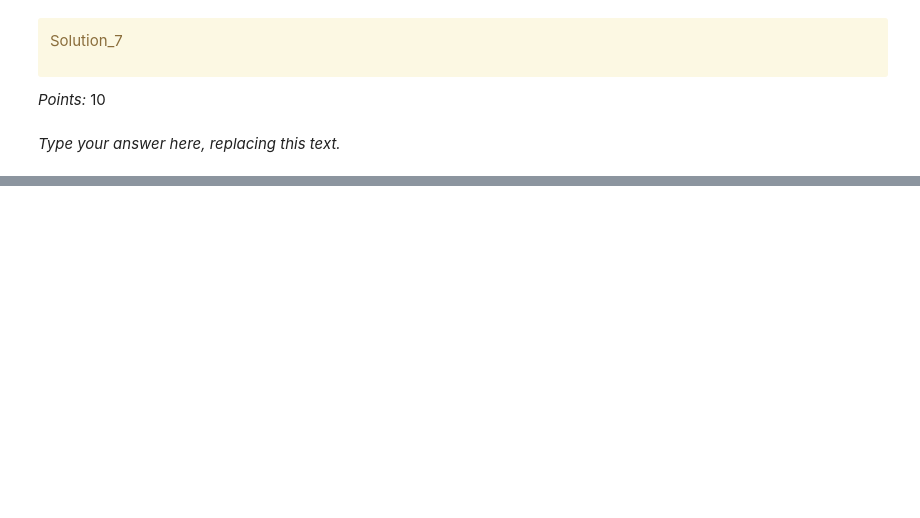
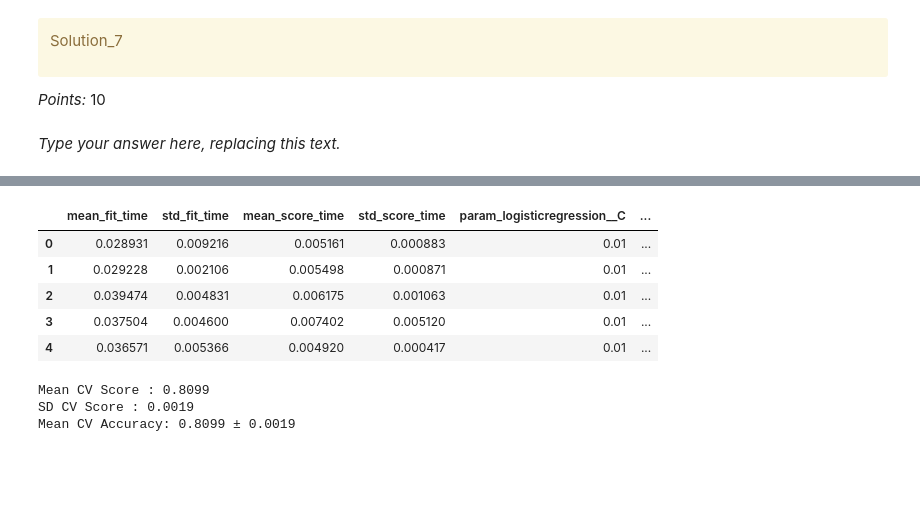
Before and after one commit to miketham24/cpsc330_hw5, a Jupyter notebook: hw5.ipynb, the cells around one changed output, grey strips where cells are left out. Drawn from its saved outputs; the diff is of its cells as text; code cells hidden in the pictures; blank space fills up the shorter version.

```diff
--- a/hw5.ipynb
+++ b/hw5.ipynb
@@ -340,3 +396,10 @@ _Points:_ 10
+# %%
+preprocessor = make_column_transformer(
+    (KBinsDiscretizer(n_bins=4, encode="onehot"), discretization_feats),
+    (StandardScaler(), numeric_feats),
+    (OneHotEncoder(), categorical_feats),
+    ("passthrough", passthrough_feats),
+)
 # %% [markdown]
 <!-- END QUESTION -->
 
@@ -366,0 +424,14 @@ _Points:_ 2
+# %%
+X_train = X.drop(columns=['default.payment.next.month'])
+y_train = X['default.payment.next.month']
+X_test = y.drop(columns=['default.payment.next.month'])
+y_test = y['default.payment.next.month']
+
+
+dummy_clf= DummyClassifier()
+dummy_clf.fit(X_train,y_train)
+prediction = dummy_clf.predict(X_test)
+
+print("Accuracy: ", accuracy_score(y_test, prediction))
+print("Confusion Matrix:\n", confusion_matrix(y_test, prediction))
+print("Classification Report:\n", classification_report(y_test, prediction))
@@ -401,0 +479,7 @@ _Type your answer here, replacing this text._
+# %%
+lr = make_pipeline(preprocessor, LogisticRegression(max_iter=1000, random_state=123))
+lr.fit(X_train, y_train)
+prediction = lr.predict(X_test)
+
+accuracy = accuracy_score(y_test, prediction)
+print("Accuracy:", accuracy)
@@ -401,0 +488,14 @@ _Type your answer here, replacing this text._
+# %%
+lr_pipe = make_pipeline(preprocessor, LogisticRegression(max_iter=1000, random_state=123))
+
+param_grid = [{
+    'logisticregression__C' : [0.01, 0.01, 1, 10, 100, 1000],
+    'logisticregression__max_iter'  : [10, 25, 50, 100,1000]
+}
+]
+
+grid_search_lr = GridSearchCV(estimator = lr_pipe, param_grid = param_grid, cv=5, scoring="accuracy")
+grid_search_lr.fit(X_train, y_train)
+
+best_params = grid_search_lr.best_params_
+print("Best hyperparameters:", best_params)
@@ -402,3 +528,26 @@ _Type your answer here, replacing this text._
+# %%
+results = pd.DataFrame(grid_search_lr.cv_results_)
+results.head()
+# %% [output]
+|  | mean_fit_time | std_fit_time | mean_score_time | std_score_time | param_logisticregression__C | ... |
+| 0 | 0.028931 | 0.009216 | 0.005161 | 0.000883 | 0.01 | ... |
+| 1 | 0.029228 | 0.002106 | 0.005498 | 0.000871 | 0.01 | ... |
+| 2 | 0.039474 | 0.004831 | 0.006175 | 0.001063 | 0.01 | ... |
+| 3 | 0.037504 | 0.004600 | 0.007402 | 0.005120 | 0.01 | ... |
+| 4 | 0.036571 | 0.005366 | 0.004920 | 0.000417 | 0.01 | ... |
+# %%
+results = pd.DataFrame(grid_search_lr.cv_results_)
+mean_cv_score = results['mean_test_score'].mean()
+std_cv_score = results['std_test_score'].mean()
+
+print(f"Mean CV Score : {mean_cv_score:.4f}")
+print(f"SD CV Score : {std_cv_score:.4f}")
+
+print(f"Mean CV Accuracy: {mean_cv_score:.4f} ± {std_cv_score:.4f}")
+# %% [output]
+Mean CV Score : 0.8099
+SD CV Score : 0.0019
+Mean CV Accuracy: 0.8099 ± 0.0019
 # %% [markdown]
 <!-- END QUESTION -->
 
```
Also changed, not shown: parts of 38 cells of this notebook.
